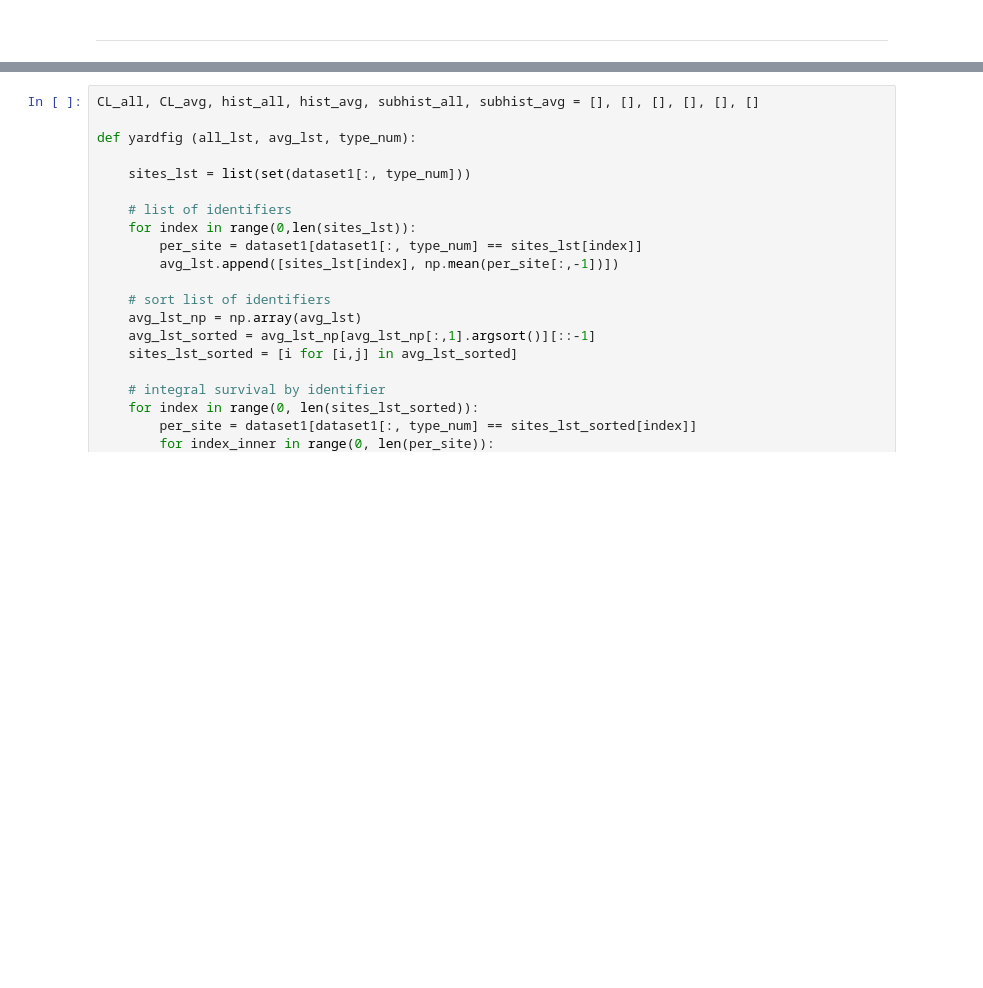
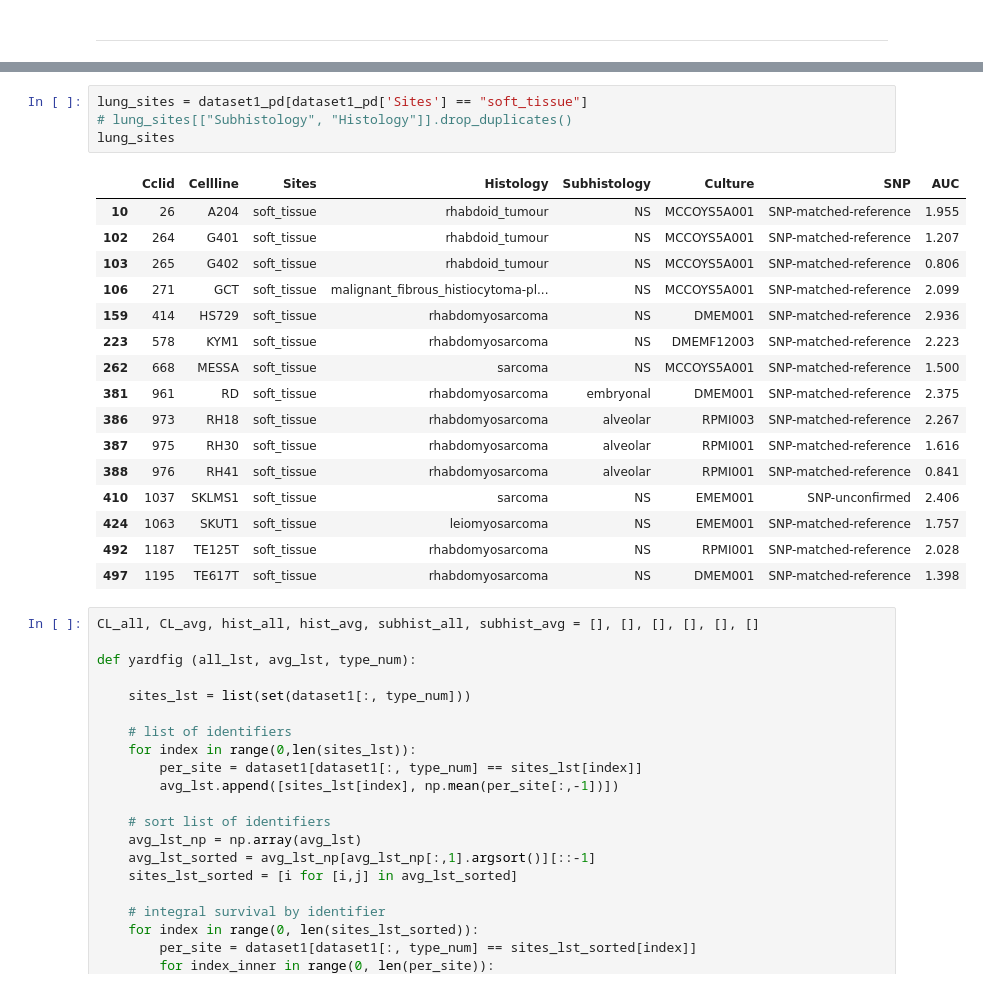
Before and after one commit to charlesriver/radiation, a Jupyter notebook: Yard Replication.ipynb, the cells around one changed output, grey strips where cells are left out. Saved outputs shown, nothing was run; the diff lists cells and outputs as text; blank space fills up the shorter version.

```diff
--- a/Yard Replication.ipynb
+++ b/Yard Replication.ipynb
@@ -51,6 +51,27 @@ dataset1_pd.head(n=10)
 | 7 | 22 | 8MGBA | central_nervous_system | glioma | astrocytoma_Grade_IV | EMEM005 | SNP-matched-reference | 2.625 |
 | 8 | 23 | A101D | skin | malignant_melanoma | NS | DMEM001 | SNP-matched-reference | 4.677 |
 | 9 | 25 | A172 | central_nervous_system | glioma | astrocytoma_Grade_IV | DMEM001 | SNP-matched-reference | 2.751 |
+# %%
+lung_sites = dataset1_pd[dataset1_pd['Sites'] == "soft_tissue"]
+# lung_sites[["Subhistology", "Histology"]].drop_duplicates()
+lung_sites
+# %% [output]
+|  | Cclid | Cellline | Sites | Histology | Subhistology | Culture | SNP | AUC |
+| 10 | 26 | A204 | soft_tissue | rhabdoid_tumour | NS | MCCOYS5A001 | SNP-matched-reference | 1.955 |
+| 102 | 264 | G401 | soft_tissue | rhabdoid_tumour | NS | MCCOYS5A001 | SNP-matched-reference | 1.207 |
+| 103 | 265 | G402 | soft_tissue | rhabdoid_tumour | NS | MCCOYS5A001 | SNP-matched-reference | 0.806 |
+| 106 | 271 | GCT | soft_tissue | malignant_fibrous_histiocytoma-pl... | NS | MCCOYS5A001 | SNP-matched-reference | 2.099 |
+| 159 | 414 | HS729 | soft_tissue | rhabdomyosarcoma | NS | DMEM001 | SNP-matched-reference | 2.936 |
+| 223 | 578 | KYM1 | soft_tissue | rhabdomyosarcoma | NS | DMEMF12003 | SNP-matched-reference | 2.223 |
+| 262 | 668 | MESSA | soft_tissue | sarcoma | NS | MCCOYS5A001 | SNP-matched-reference | 1.500 |
+| 381 | 961 | RD | soft_tissue | rhabdomyosarcoma | embryonal | DMEM001 | SNP-matched-reference | 2.375 |
+| 386 | 973 | RH18 | soft_tissue | rhabdomyosarcoma | alveolar | RPMI003 | SNP-matched-reference | 2.267 |
+| 387 | 975 | RH30 | soft_tissue | rhabdomyosarcoma | alveolar | RPMI001 | SNP-matched-reference | 1.616 |
+| 388 | 976 | RH41 | soft_tissue | rhabdomyosarcoma | alveolar | RPMI001 | SNP-matched-reference | 0.841 |
+| 410 | 1037 | SKLMS1 | soft_tissue | sarcoma | NS | EMEM001 | SNP-unconfirmed | 2.406 |
+| 424 | 1063 | SKUT1 | soft_tissue | leiomyosarcoma | NS | EMEM001 | SNP-matched-reference | 1.757 |
+| 492 | 1187 | TE125T | soft_tissue | rhabdomyosarcoma | NS | RPMI001 | SNP-matched-reference | 2.028 |
+| 497 | 1195 | TE617T | soft_tissue | rhabdomyosarcoma | NS | DMEM001 | SNP-matched-reference | 1.398 |
 # %%
 CL_all, CL_avg, hist_all, hist_avg, subhist_all, subhist_avg = [], [], [], [], [], []
 
```
